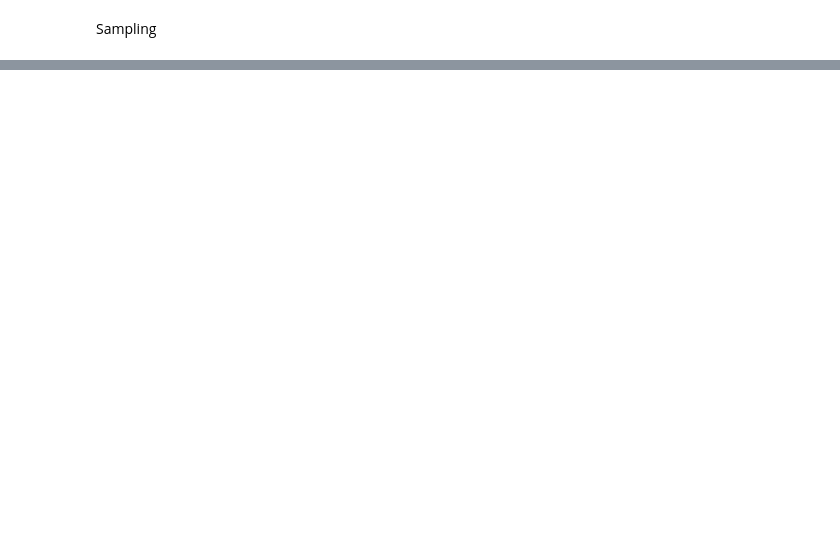
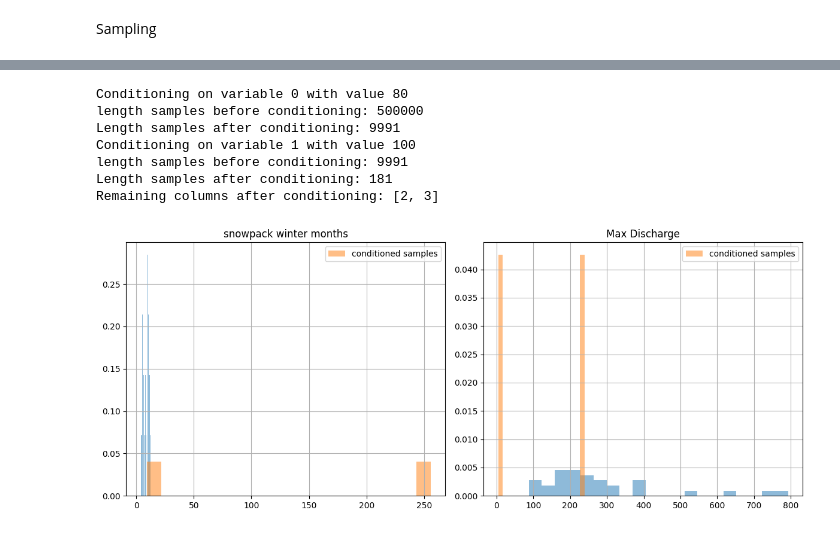
Before and after one commit to maxblw/CEGM2005_glommaproject, a Jupyter notebook: Model/correlations.ipynb, the cells around one changed output, grey strips where cells are left out. Cells and saved outputs as stored; diff of their text form; code cells hidden in the pictures; blank space fills up the shorter version.

```diff
--- a/Model/correlations.ipynb
+++ b/Model/correlations.ipynb
@@ -693,0 +824,13 @@ goodness of fit
+# %%
+# selection = conditionalize(data, vine_min_aic, [1], [100], tol=0.01, n_samples=20000)
+
+plot_conditionalize(data, vine_min_aic, [0, 1], [80, 100], tol=0.01, n_samples=500000)
+# %% [output]
+Conditioning on variable 0 with value 80
+length samples before conditioning: 500000
+Length samples after conditioning: 9991
+Conditioning on variable 1 with value 100
+length samples before conditioning: 9991
+Length samples after conditioning: 181
+Remaining columns after conditioning: [2, 3]
+[figure, added]
```
Also changed, not shown: parts of 17 cells of this notebook, 4 other files.
